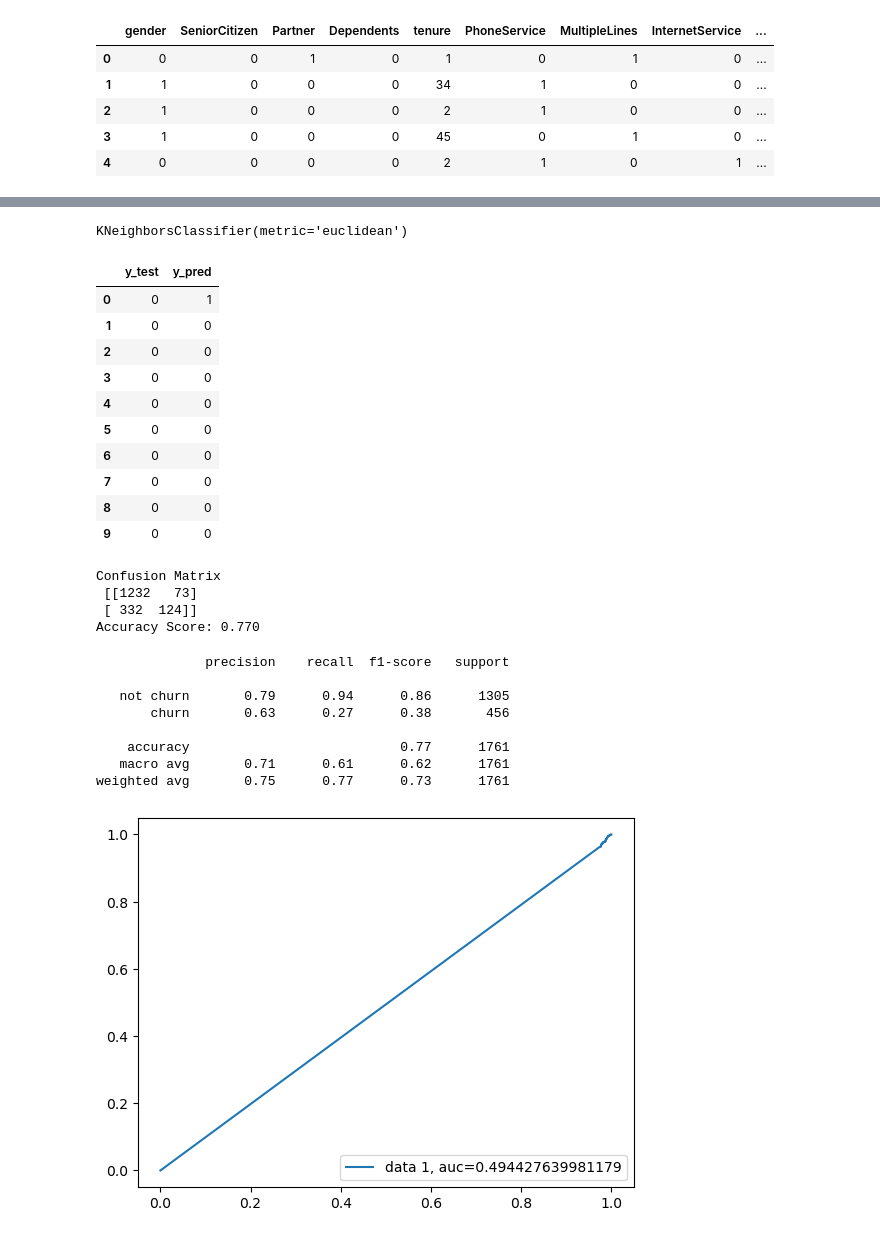
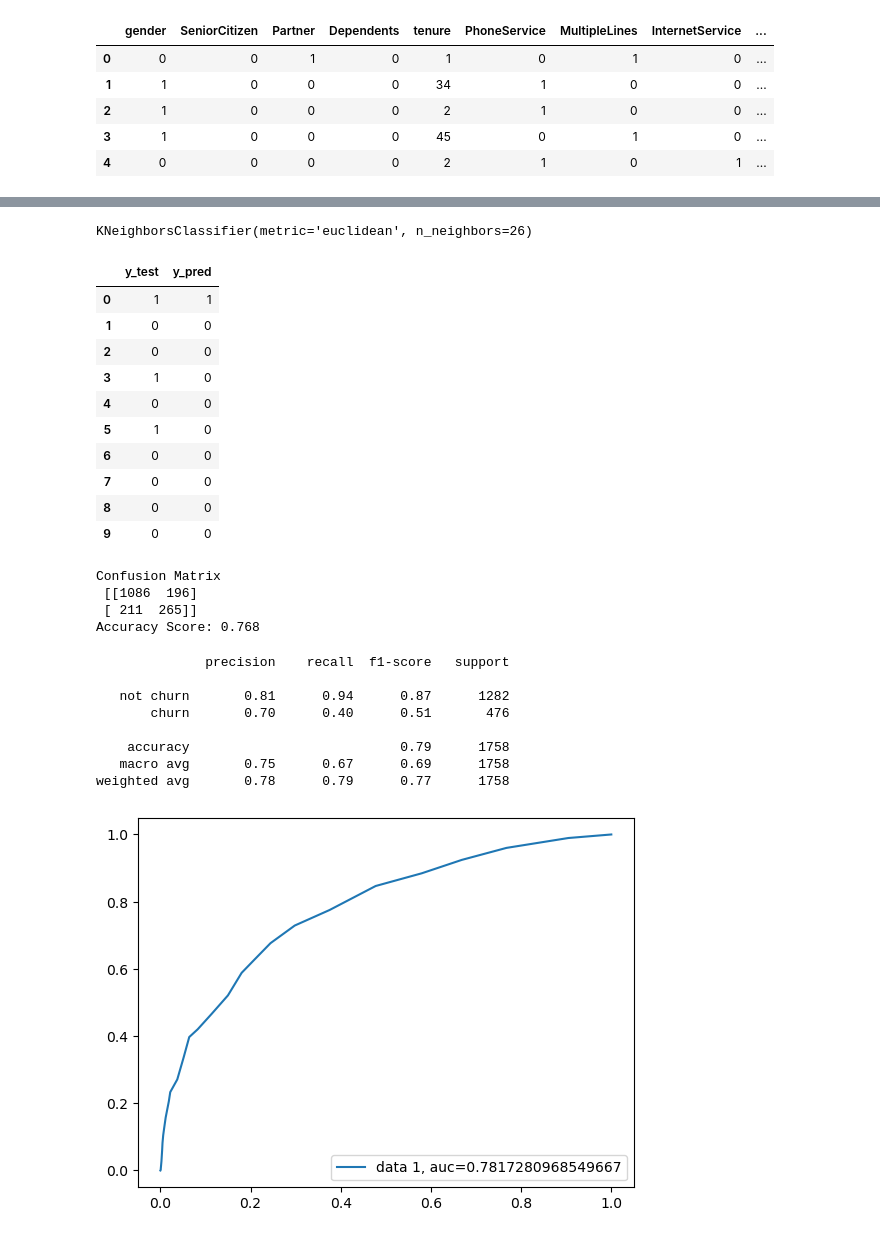
Before and after one commit to Marsh16/AFL1_Evelyn_Marsha_ML, a Jupyter notebook: AFL1_Evelyn_Marsha.ipynb, the cells around one changed output, grey strips where cells are left out. Drawn from its saved outputs; the diff is of its cells as text; code cells hidden in the pictures.

```diff
--- a/AFL1_Evelyn_Marsha.ipynb
+++ b/AFL1_Evelyn_Marsha.ipynb
@@ -82,4 +82,4 @@ data[data.duplicated()]
 # %%
 for i in range(len(data['TotalCharges'])):
     if data['TotalCharges'][i] == ' ':
-        data['TotalCharges'][i] = 0.0
+        data=data.drop(i)
@@ -371,4 +374,4 @@ pd.set_option('display.max_columns', None)
 # %%
 for i in range(len(data['TotalCharges'])):
     if data['TotalCharges'][i] == ' ':
-        data['TotalCharges'][i] = 0.0
+        data=data.drop(i)
@@ -438,4 +436,10 @@ y = data.iloc[:, -1].values
 from sklearn.model_selection import train_test_split
 
 X_train, X_test, y_train, y_test = train_test_split(X, y, test_size=0.25, random_state=16)
+# %%
+#Standard Scaler need to be used when the scale are different
+from sklearn.preprocessing import StandardScaler
+sc = StandardScaler()
+X_train = sc.fit_transform(X_train)
+X_test = sc.transform (X_test)
 # %%
@@ -479,22 +484,22 @@ Highest Accuracy Score: 0.781 (n_neighbors=18)
 #KNN
 from sklearn.neighbors import KNeighborsClassifier
 
-classifier = KNeighborsClassifier(n_neighbors = 5, metric = "euclidean", p = 2)
+classifier = KNeighborsClassifier(n_neighbors = 26, metric = "euclidean", p = 2)
 classifier.fit(X_train, y_train)
 # %% [output]
-KNeighborsClassifier(metric='euclidean')
+KNeighborsClassifier(metric='euclidean', n_neighbors=26)
 # %%
 y_pred = classifier.predict(X_test)
 evaluate = pd.DataFrame({'y_test': y_test, 'y_pred': y_pred})
 evaluate.head(10)
 # %% [output]
 |  | y_test | y_pred |
-| 0 | 0 | 1 |
+| 0 | 1 | 1 |
 | 1 | 0 | 0 |
 | 2 | 0 | 0 |
-| 3 | 0 | 0 |
+| 3 | 1 | 0 |
 | 4 | 0 | 0 |
-| 5 | 0 | 0 |
+| 5 | 1 | 0 |
 | 6 | 0 | 0 |
 | 7 | 0 | 0 |
 | 8 | 0 | 0 |
@@ -508,9 +513,9 @@ print ("Confusion Matrix\n", cm)
 print("Accuracy Score: {:0.3f}". format (accuracy_score (y_test, y_pred) ))
 # %% [output]
 Confusion Matrix
- [[1232   73]
- [ 332  124]]
-Accuracy Score: 0.770
+ [[1086  196]
+ [ 211  265]]
+Accuracy Score: 0.768
 # %%
 from sklearn.metrics import classification_report
 target_names = ['not churn', 'churn']
@@ -518,20 +523,20 @@ print(classification_report(y_test, y_pred, target_names=target_names))
 # %% [output]
               precision    recall  f1-score   support
 
-   not churn       0.79      0.94      0.86      1305
-       churn       0.63      0.27      0.38       456
+   not churn       0.81      0.94      0.87      1282
+       churn       0.70      0.40      0.51       476
 
-    accuracy                           0.77      1761
-   macro avg       0.71      0.61      0.62      1761
-weighted avg       0.75      0.77      0.73      1761
+    accuracy                           0.79      1758
+   macro avg       0.75      0.67      0.69      1758
+weighted avg       0.78      0.79      0.77      1758
 # %%
-y_pred_proba = model.predict_proba(X_test)[::,1]
+y_pred_proba = classifier.predict_proba(X_test)[::,1]
 fpr, tpr, _ = metrics.roc_curve(y_test,  y_pred_proba)
 auc = metrics.roc_auc_score(y_test, y_pred_proba)
 plt.plot(fpr,tpr,label="data 1, auc="+str(auc))
 plt.legend(loc=4)
 plt.show()
 # %% [output]
-[figure, old version]
+[figure, new version]
 # %%
 from sklearn.metrics import log_loss
```
Also changed, not shown: parts of 19 cells of this notebook.
